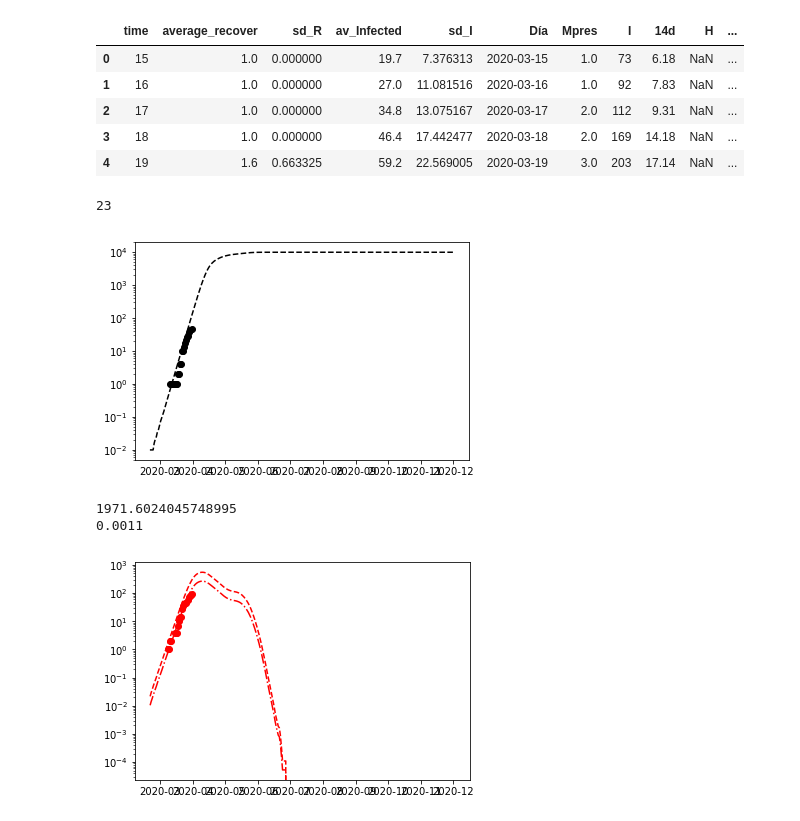
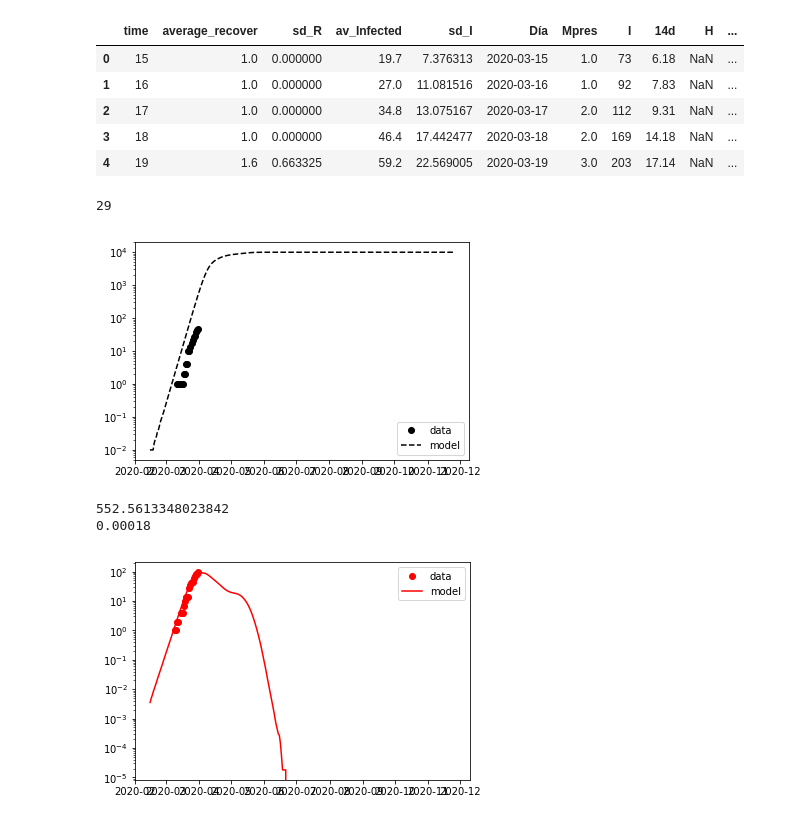
Before and after one commit to juanfernandezgracia/Balearic-epi, a Jupyter notebook: code/fitting_the_model.ipynb, the cells around one changed output. Cells and saved outputs as stored; diff of their text form; code cells hidden in the pictures.

```diff
--- a/code/fitting_the_model.ipynb
+++ b/code/fitting_the_model.ipynb
@@ -130,12 +247,12 @@ df_merged = pd.merge(df_shifted, df_epi, on = 'Día')
 for iday in range(Ndays):
     df_shifted = shift(df_simu, iday)
     df_merged = pd.merge(df_shifted, df_epi, on = 'Día')
-    chichi[iday], par = chi2(df_merged, 'M', 'average_recover', 0.01)
+    chichi[iday], par = chi2(df_merged, 'M', 'average_recover', 0.001)
 chichi = np.array(chichi)
 dayshift = int(np.where(chichi == np.min(chichi))[0])
 print(dayshift)
 # %% [output]
-23
+29
 # %%
 df_shifted = shift(df_simu, dayshift)
 df_merged = pd.merge(df_shifted, df_epi, on = 'Día')
@@ -145,11 +262,12 @@ x_mod = df_shifted['Día']
 y_mod = np.array(df_shifted['average_recover'])*0.01
 plt.plot(x_off, y_off, 'ko', label = 'data')
 plt.plot(x_mod, y_mod, 'k--', label = 'model')
+plt.legend()
 plt.yscale('log')
 # %% [output]
-[figure, old version]
+[figure, new version]
 # %%
-v1=np.arange(0.0001,0.15,0.0001)
+v1=np.arange(0.00001,0.005,0.00001)
 chi_2 = dict()
 df_shifted = shift(df_simu, dayshift)
 df_merged = pd.merge(df_shifted, df_epi, on = 'Día')
@@ -159,21 +277,21 @@ minchi = np.min(list(chi_2.values()))
 print(minchi)
 for key, value in chi_2.items():
     if value == minchi:
-        print(key)
+        mu_uci = key
+        print(mu_uci)
 # %% [output]
-1971.6024045748995
-0.0011
+552.5613348023842
+0.00018
 # %%
 df_shifted = shift(df_simu, dayshift)
 df_merged = pd.merge(df_shifted, df_epi, on = 'Día')
 x_off = df_merged['Día']
 y_off = np.array(df_merged['UCI'])
 x_mod = df_shifted['Día']
-y_mod = np.array(df_shifted['av_Infected'])*0.0011
-y_mod2 = np.array(df_shifted['av_Infected'])*0.00053
+y_mod = np.array(df_shifted['av_Infected'])*mu_uci
 plt.plot(x_off, y_off, 'ro', label = 'data')
-plt.plot(x_mod, y_mod, 'r--', label = 'model')
-plt.plot(x_mod, y_mod2, 'r-.', label = 'model')
+plt.plot(x_mod, y_mod, 'r-', label = 'model')
+plt.legend()
 plt.yscale('log')
 # %% [output]
-[figure, old version]
+[figure, new version]
```
Also changed, not shown: parts of 10 cells of this notebook, 1 other file.
